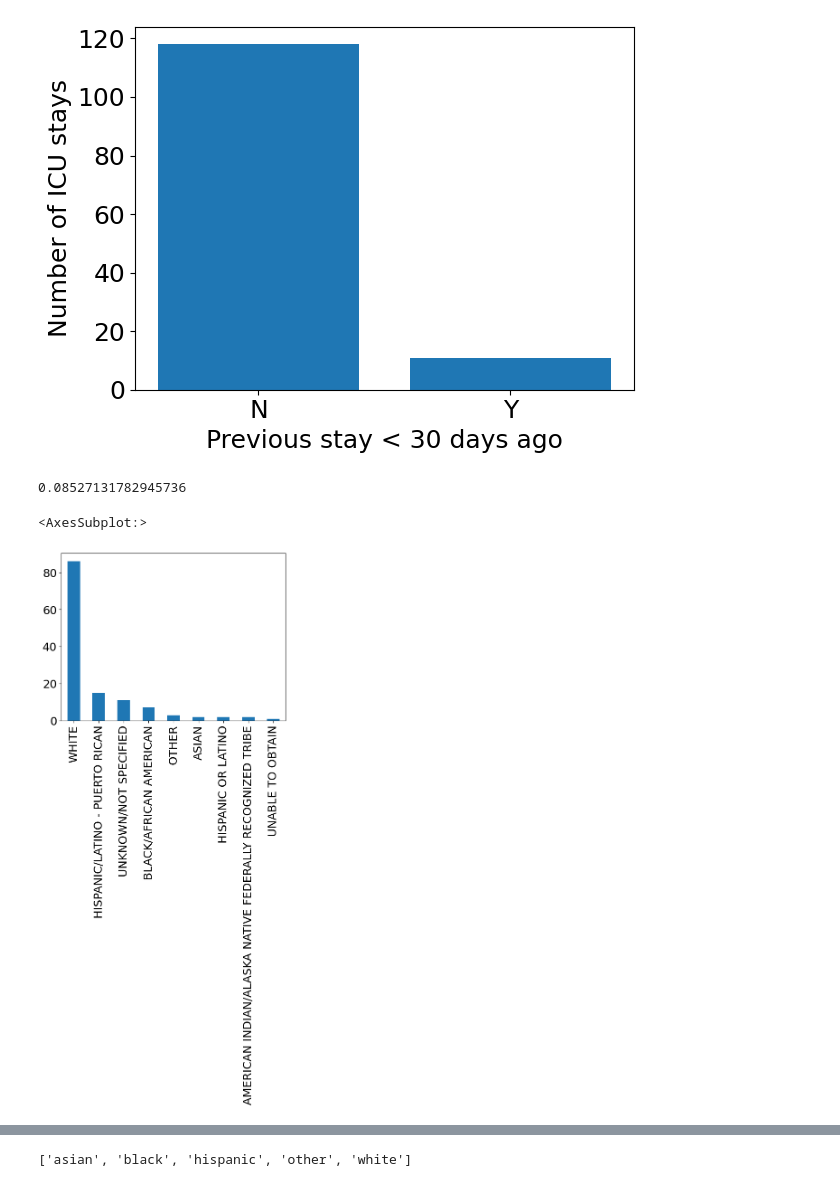
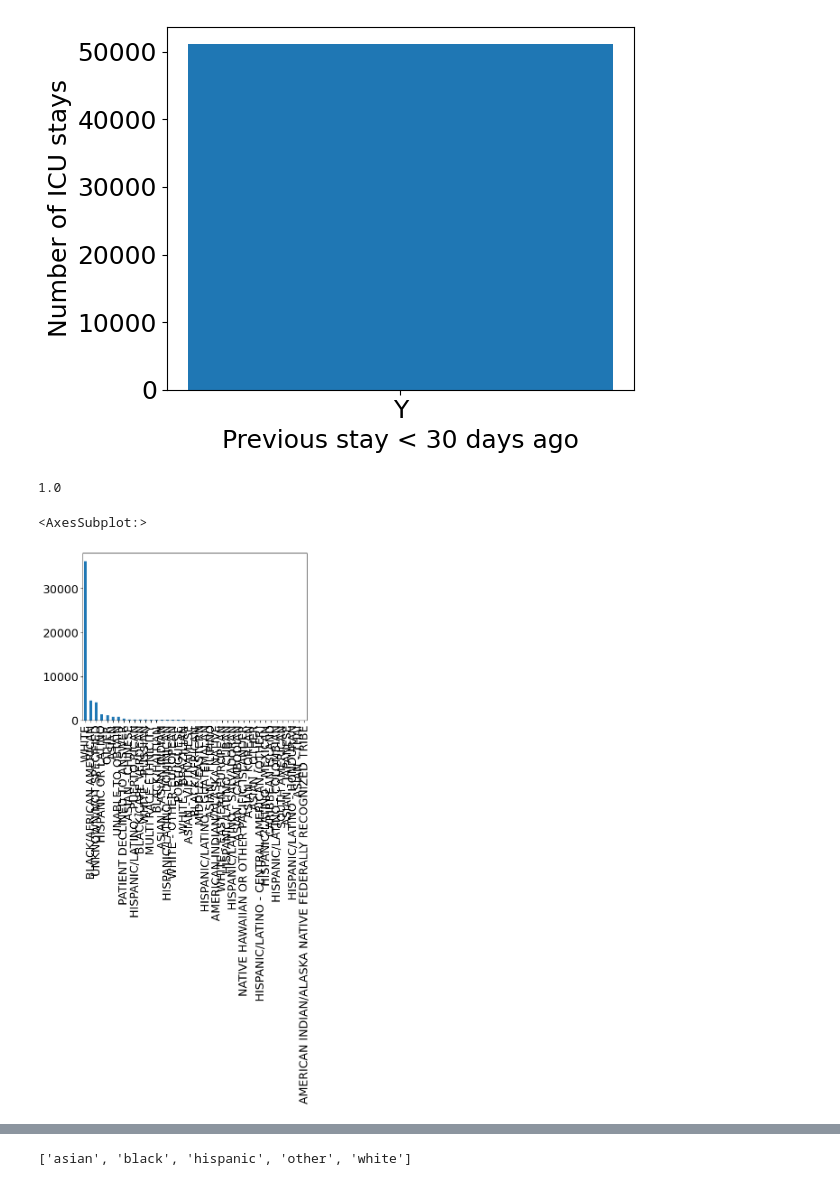
Before and after one commit to nehalb123/SyntheticMedicalDataGeneration, a Jupyter notebook: pre-process files/02_readmission_classification_preprocess.ipynb, the cells around one changed output, grey strips where cells are left out. Drawn from its saved outputs; the diff is of its cells as text; code cells hidden in the pictures.

```diff
--- a/pre-process files/02_readmission_classification_preprocess.ipynb
+++ b/pre-process files/02_readmission_classification_preprocess.ipynb
@@ -86,7 +88,7 @@ df_adm.loc[rows,'next_admission_type'] = np.NaN
 # %%
 # sort by subject_ID and admission date
 # it is safer to sort right before the fill in case something changed the order above
-df_adm = df_adm.sort_values(['subject_id','admittime'])
+df_adm = df_adm.sort_values(['SUBJECT_ID','ADMITTIME'])
 # back fill (this will take a little while)
-df_adm[['next_admittime','next_admission_type']] = df_adm.groupby(['subject_id'])[['next_admittime','next_admission_type']].fillna(method = 'bfill')
+df_adm[['NEXT_ADMITTIME','NEXT_ADMISSION_TYPE']] = df_adm.groupby(['SUBJECT_ID'])[['SUBJECT_ID','NEXT_ADMISSION_TYPE']].fillna(method = 'bfill')
 # %%
@@ -107,11 +109,11 @@ Name: next_admittime, Length: 129, dtype: object
 # %%
 # convert the 'Date' column to datetime format
-df_adm['admittime']= pd.to_datetime(df_adm['admittime'])
-df_adm['dischtime']= pd.to_datetime(df_adm['dischtime'])
-df_adm['deathtime']= pd.to_datetime(df_adm['deathtime'])
-df_adm['next_admittime']= pd.to_datetime(df_adm['next_admittime'])
+df_adm["ADMITTIME"]= pd.to_datetime(df_adm["ADMITTIME"])
+df_adm["DISCHTIME"]= pd.to_datetime(df_adm["DISCHTIME"])
+df_adm["DEATHTIME"]= pd.to_datetime(df_adm["DEATHTIME"])
+df_adm["NEXT_ADMITTIME"]= pd.to_datetime(df_adm["NEXT_ADMITTIME"])
 # %%
-df_adm['days_next_admit']=  (df_adm['next_admittime'] - df_adm['dischtime']).dt.total_seconds()/(24*60*60)
+df_adm['DAYS_NEXT_ADMIT']=  (df_adm['NEXT_ADMITTIME'] - df_adm['DISCHTIME']).dt.total_seconds()/(24*60*60)
 # %%
 print(len(df_adm))
 df_adm.head(100)
@@ -144,6 +146,6 @@ plt.savefig('readmission-histogram.pdf')
 # %%
-df_adm['30d_unplan_readmit'] = 'N'
-df_adm.loc[df_adm['days_next_admit'] < 30, '30d_unplan_readmit'] = 'Y'
+df_adm['30_D_UNPLAN_READMIT'] = 'N'
+df_adm.loc[df_adm['DAYS_NEXT_ADMIT'] < 30, '30_D_UNPLAN_READMIT'] = 'Y'
 # %%
 df_adm.head(50)
 # %% [output]
@@ -167,21 +169,21 @@ df_adm.head(50)
 # %%
 #df_adm['30d_unplan_readmit'].value_counts().plot(kind='bar')
-plt.bar(df_adm['30d_unplan_readmit'].unique(),height=df_adm['30d_unplan_readmit'].value_counts())
+plt.bar(df_adm['30_D_UNPLAN_READMIT'].unique(),height=df_adm['30_D_UNPLAN_READMIT'].value_counts())
 plt.ylabel('Number of ICU stays')
 plt.xlabel('Previous stay < 30 days ago')
 plt.tight_layout()
 plt.savefig('30d-readmission-bar.pdf')
 # %% [output]
-[figure, old version]
+[figure, new version]
 # %%
-readmit_count = df_adm.subject_id[(df_adm['30d_unplan_readmit']) == 'Y'].count()
-ratio = readmit_count/df_adm['30d_unplan_readmit'].count()
+readmit_count = df_adm.SUBJECT_ID[(df_adm['30_D_UNPLAN_READMIT']) == 'Y'].count()
+ratio = readmit_count/df_adm['30_D_UNPLAN_READMIT'].count()
 ratio
 # %% [output]
-0.08527131782945736
+1.0
 # %%
-df_adm['ethnicity'].value_counts().plot(kind='bar')
+df_adm['ETHNICITY'].value_counts().plot(kind='bar')
 # %% [output]
 <AxesSubplot:>
-[figure, old version]
+[figure, new version]
 # %%
```
Also changed, not shown: parts of 15 cells of this notebook, 4 other files.
